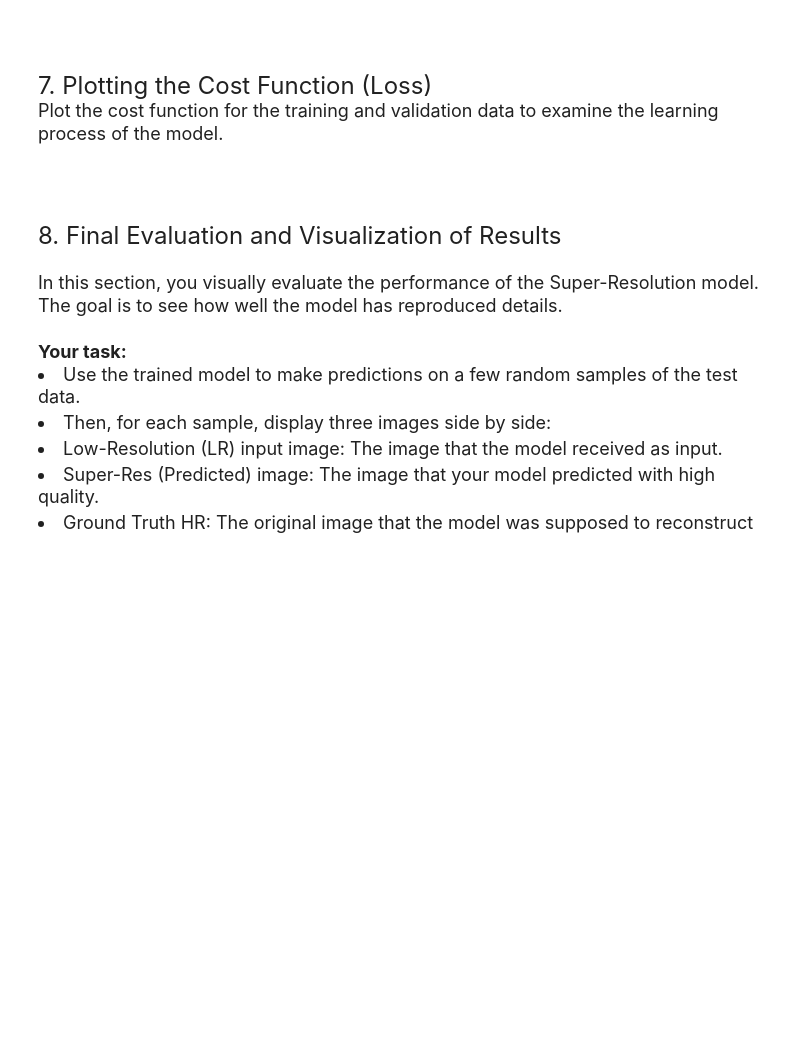
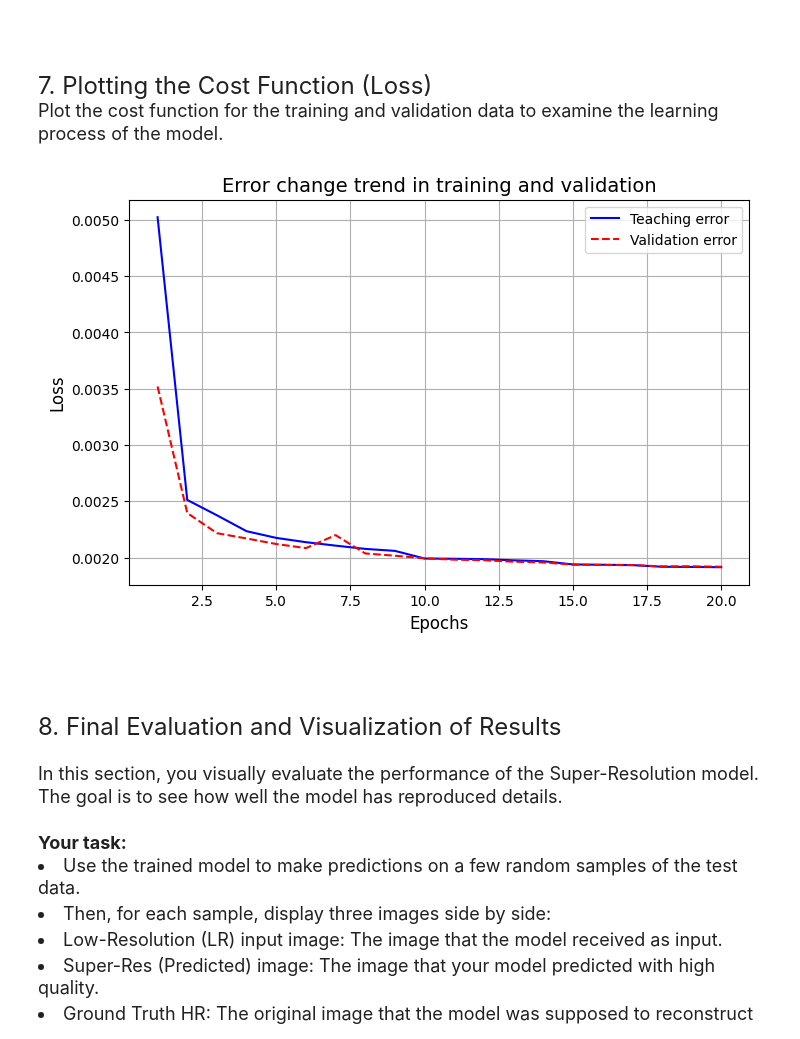
Before and after one commit to sorna-fast/super-resolution-cnn-cifar10, a Jupyter notebook: notebooks/model_training.ipynb.ipynb, the cells around one changed output. Drawn from its saved outputs; the diff is of its cells as text; code cells hidden in the pictures; blank space fills up the shorter version.

```diff
--- a/notebooks/model_training.ipynb.ipynb
+++ b/notebooks/model_training.ipynb.ipynb
@@ -178,7 +176,7 @@ x_train_lr, x_test_lr, y_train_hr, y_test_hr = train_test_split(
 )
 # %%
 AUTOTUNE = tf.data.AUTOTUNE
-BATCH_SIZE = 32
+BATCH_SIZE = 64
 
 # Training dataset: LR input and HR target
 train_ds = tf.data.Dataset.from_tensor_slices((x_train_lr, y_train_hr))
@@ -291,11 +295,3 @@ Model: "functional_7"
 <div dir="rtl">
 <font size="4">
 Now we train the model using the prepared data. Use callbacks if needed.
-# %%
-# Compile the model
-
-model.compile(
-    optimizer='adam',
-    loss='mse',  # Suitable for Super-Resolution
-    metrics=['mae', 'accuracy']
-)
@@ -338,6 +350,8 @@ tensorboard = callbacks.TensorBoard(
 # TODO: Train the model.
 
 # Use the training data to train the model and the test data for validation.
+
+
 
 history = model.fit(
     train_ds,
@@ -346,8 +360,7 @@ history = model.fit(
     callbacks=[
         early_stopping,
         reduce_lr,
-        model_checkpoint,
-        tensorboard
+        model_checkpoint
     ],
     verbose=1
 )
@@ -388,3 +393,34 @@ def plot_loss_history(history):
+# %%
+import matplotlib.pyplot as plt
+
+def plot_loss_history(history):
+    """
+    Plots the Loss plot for the training and validation data.
+
+    Args:
+    history: The History object returned by the model.fit method.
+    """
+    # استخراج مقادیر Loss
+    loss = history.history.get('loss')
+    val_loss = history.history.get('val_loss')
+    epochs = range(1, len(loss) + 1)
+
+    # ترسیم نمودار
+    plt.figure(figsize=(8, 5))
+    plt.plot(epochs, loss, 'b-', label='Teaching error')
+    plt.plot(epochs, val_loss, 'r--', label='Validation error')
+    plt.xlabel('Epochs', fontsize=12)
+    plt.ylabel("Loss", fontsize=12)
+    plt.title('Error change trend in training and validation', fontsize=14)
+    plt.legend()
+    plt.grid(True)
+
+    plt.savefig(f"../plot-loss-history-plots.png")
+    plt.show()
+# %%
+plot_loss_history(history)
+# %% [output]
+[figure, added]
 # %% [markdown]
 <br /><br />
 <div dir="rtl"><font size="5">8. Final Evaluation and Visualization of Results</font></div>
```
Also changed, not shown: parts of 23 cells of this notebook, 8 other files.
